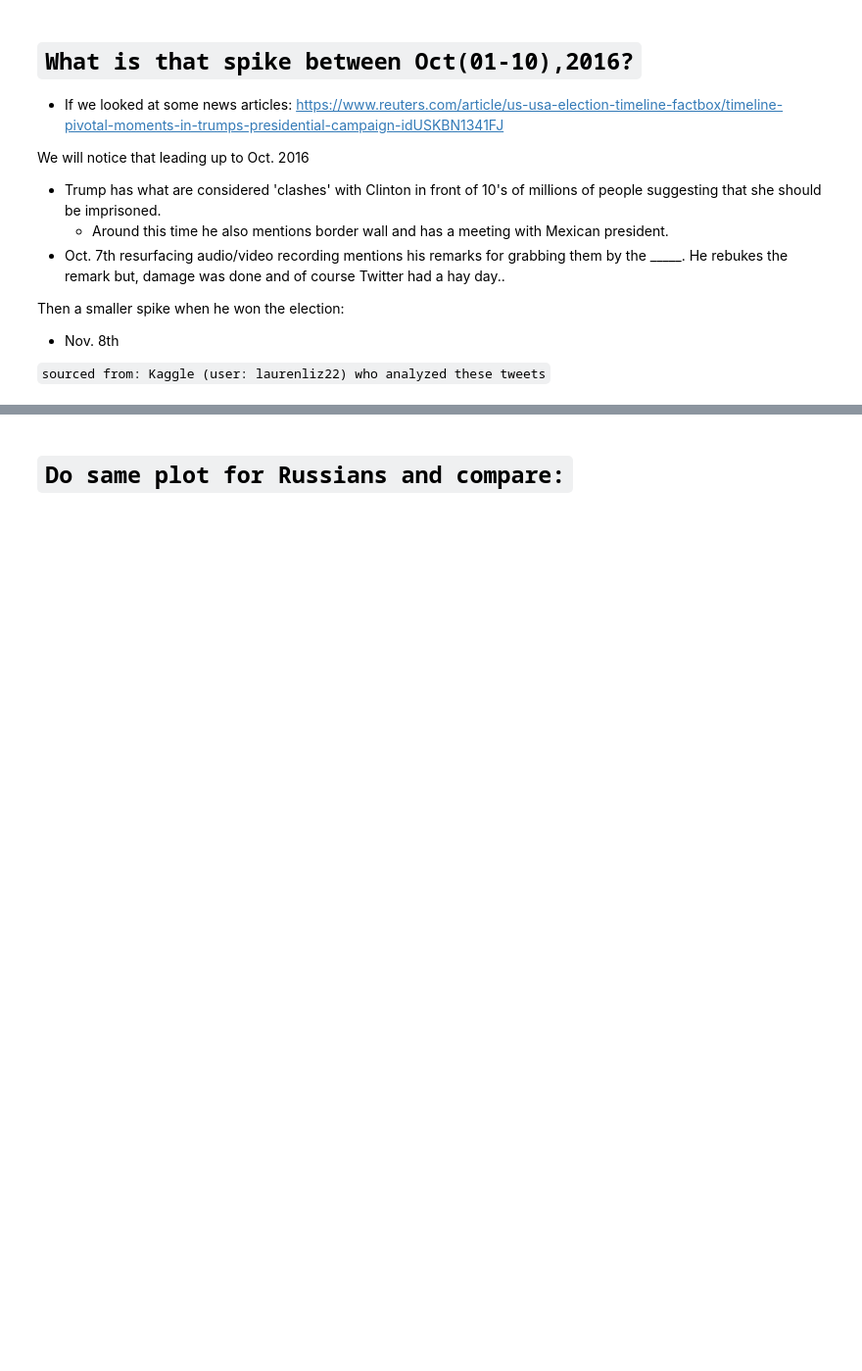
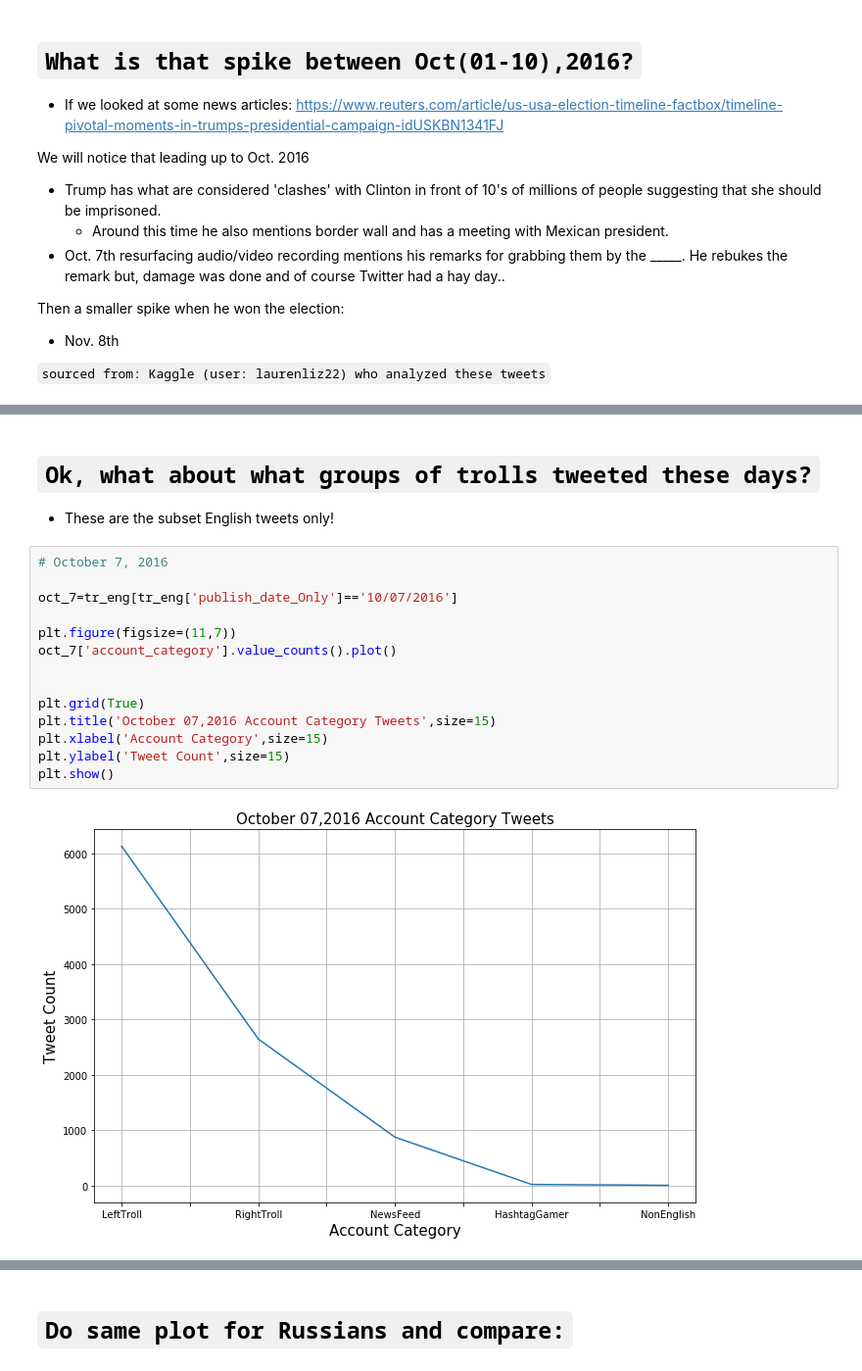
Before and after one commit to MrFuguDataScience/NLP, a Jupyter notebook: troll_tweets_02.ipynb, the cells around one changed output, grey strips where cells are left out. Shown: that part at 98% size. Saved outputs shown, nothing was run; the diff lists cells and outputs as text; blank space fills up the shorter version.

```diff
--- a/troll_tweets_02.ipynb
+++ b/troll_tweets_02.ipynb
@@ -145,0 +176,20 @@ Then a smaller spike when he won the election:
+# %% [markdown]
+# `Ok, what about what groups of trolls tweeted these days?`
+
++ These are the subset English tweets only!
+# %%
+# October 7, 2016
+
+oct_7=tr_eng[tr_eng['publish_date_Only']=='10/07/2016']
+
+plt.figure(figsize=(11,7))
+oct_7['account_category'].value_counts().plot()
+
+
+plt.grid(True)
+plt.title('October 07,2016 Account Category Tweets',size=15)
+plt.xlabel('Account Category',size=15)
+plt.ylabel('Tweet Count',size=15)
+plt.show()
+# %% [output]
+[figure, added]
```
Also changed, not shown: parts of 14 cells of this notebook.
